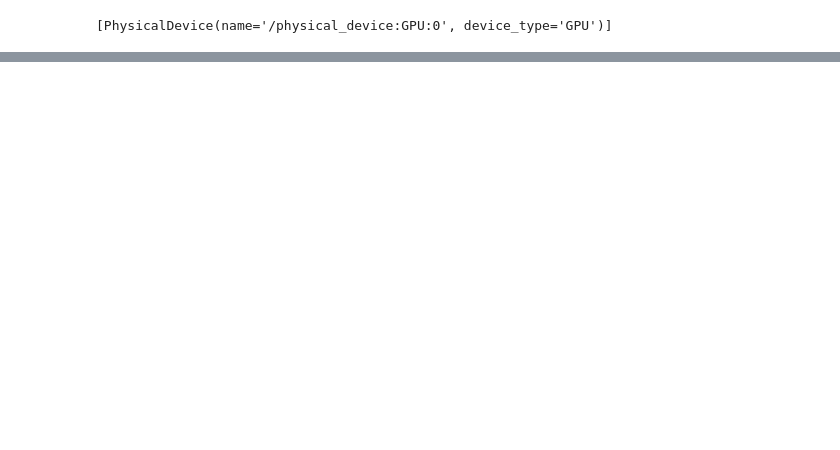
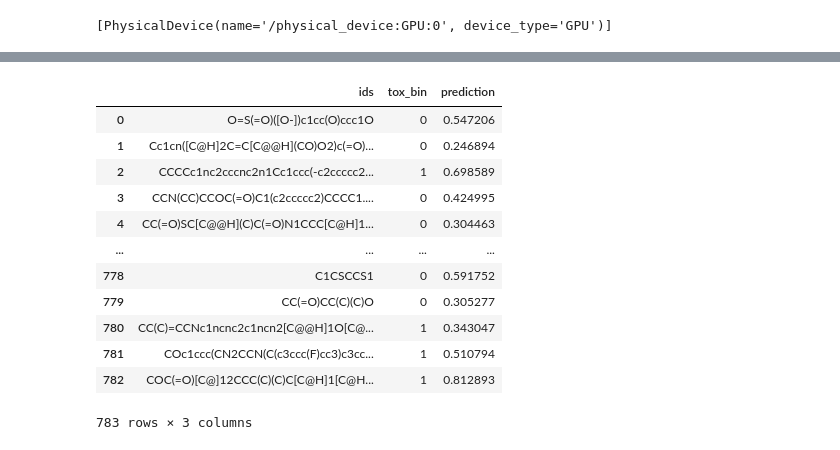
Before and after one commit to Willjterwright/grpA, a Jupyter notebook: tf_model_testing.ipynb, the cells around one changed output, grey strips where cells are left out. Saved outputs shown, nothing was run; the diff lists cells and outputs as text; code cells hidden in the pictures; blank space fills up the shorter version.

```diff
--- a/tf_model_testing.ipynb
+++ b/tf_model_testing.ipynb
@@ -87,0 +156,5 @@ for model in models:
+# %%
+y_pred = small_model.predict(test_X.drop('ids', axis = 1))
+
+
+prediction = pd.concat([test_X['ids'], test_y, pd.DataFrame(y_pred)], axis = 1)
@@ -87,0 +163,17 @@ for model in models:
+# %%
+prediction = prediction.rename(columns = {0: 'prediction'})
+prediction
+# %% [output]
+|  | ids | tox_bin | prediction |
+| 0 | O=S(=O)([O-])c1cc(O)ccc1O | 0 | 0.547206 |
+| 1 | Cc1cn([C@H]2C=C[C@@H](CO)O2)c(=O)... | 0 | 0.246894 |
+| 2 | CCCCc1nc2cccnc2n1Cc1ccc(-c2ccccc2... | 1 | 0.698589 |
+| 3 | CCN(CC)CCOC(=O)C1(c2ccccc2)CCCC1.... | 0 | 0.424995 |
+| 4 | CC(=O)SC[C@@H](C)C(=O)N1CCC[C@H]1... | 0 | 0.304463 |
+| ... | ... | ... | ... |
+| 778 | C1CSCCS1 | 0 | 0.591752 |
+| 779 | CC(=O)CC(C)(C)O | 0 | 0.305277 |
+| 780 | CC(C)=CCNc1ncnc2c1ncn2[C@@H]1O[C@... | 1 | 0.343047 |
+| 781 | COc1ccc(CN2CCN(C(c3ccc(F)cc3)c3cc... | 1 | 0.510794 |
+| 782 | COC(=O)[C@]12CCC(C)(C)C[C@H]1[C@H... | 1 | 0.812893 |
+783 rows × 3 columns
```
Also changed, not shown: parts of 7 cells of this notebook, 8 other files.
